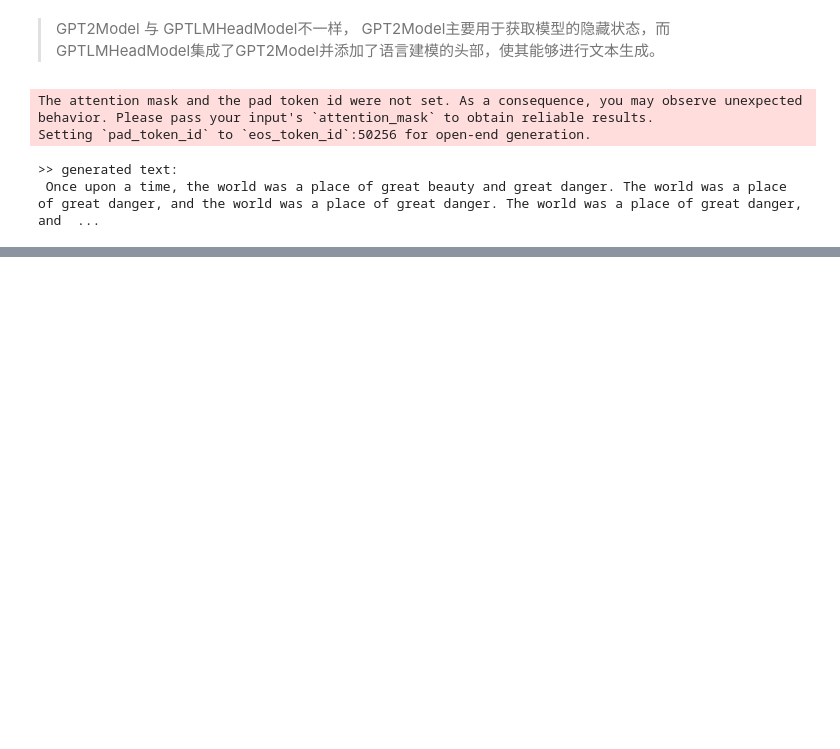
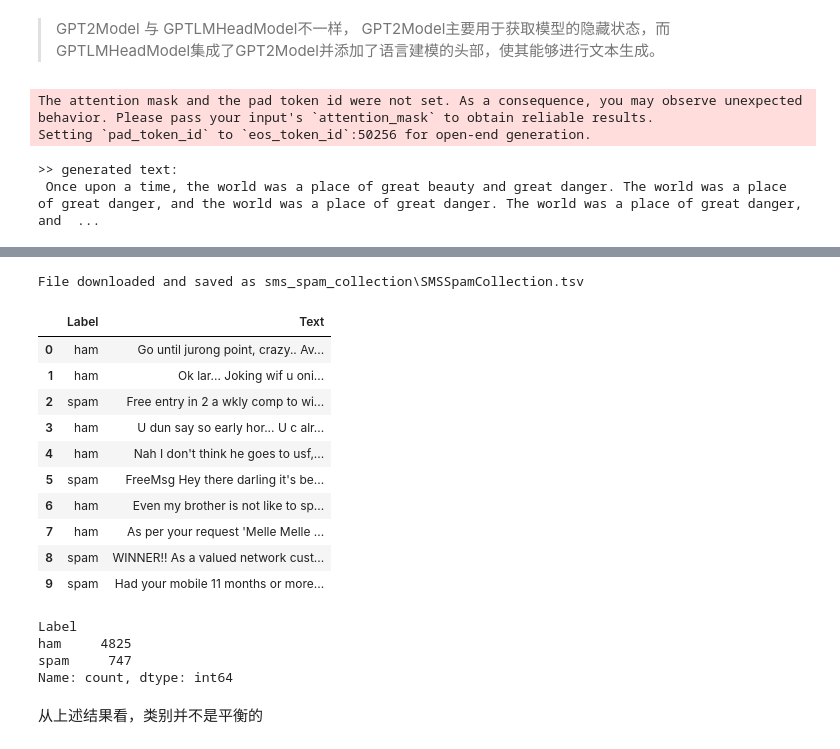
Before and after one commit to xuexiaolei1997/Notes, a Jupyter notebook: LLM/Build_A_Large_Language_Model/Build a Large Language Model (From Scratch).ipynb, the cells around one changed output, grey strips where cells are left out. Drawn from its saved outputs; the diff is of its cells as text; code cells hidden in the pictures; blank space fills up the shorter version.

```diff
--- a/LLM/Build_A_Large_Language_Model/Build a Large Language Model (From Scratch).ipynb
+++ b/LLM/Build_A_Large_Language_Model/Build a Large Language Model (From Scratch).ipynb
@@ -2474,0 +2512,61 @@ Setting `pad_token_id` to `eos_token_id`:50256 for open-end generation.
+# %%
+import urllib.request
+import zipfile
+import os
+from pathlib import Path
+
+url = "https://archive.ics.uci.edu/static/public/228/sms+spam+collection.zip"
+zip_path = "sms_spam_collection.zip"
+extracted_path = "sms_spam_collection"
+data_file_path = Path(extracted_path) / "SMSSpamCollection.tsv"
+
+def download_and_unzip_spam_data(url, zip_path, extracted_path, data_file_path):
+    if data_file_path.exists():
+        print(f"{data_file_path} already exists. Skipping download and extraction.")
+        return
+
+    # Downloading the file
+    with urllib.request.urlopen(url) as response:
+        with open(zip_path, "wb") as out_file:
+            out_file.write(response.read())
+
+    # Unzipping the file
+    with zipfile.ZipFile(zip_path, "r") as zip_ref:
+        zip_ref.extractall(extracted_path)
+
+    # Add .tsv file extension
+    original_file_path = Path(extracted_path) / "SMSSpamCollection"
+    os.rename(original_file_path, data_file_path)
+    print(f"File downloaded and saved as {data_file_path}")
+
+download_and_unzip_spam_data(url, zip_path, extracted_path, data_file_path)
+# %% [output]
+File downloaded and saved as sms_spam_collection\SMSSpamCollection.tsv
+# %%
+import pandas as pd
+
+data_file_path = os.path.join('data', 'SMSSpamCollection.tsv')
+df = pd.read_csv(data_file_path, sep="\t", header=None, names=["Label", "Text"])
+df.head(10)
+# %% [output]
+|  | Label | Text |
+| 0 | ham | Go until jurong point, crazy.. Av... |
+| 1 | ham | Ok lar... Joking wif u oni... |
+| 2 | spam | Free entry in 2 a wkly comp to wi... |
+| 3 | ham | U dun say so early hor... U c alr... |
+| 4 | ham | Nah I don't think he goes to usf,... |
+| 5 | spam | FreeMsg Hey there darling it's be... |
+| 6 | ham | Even my brother is not like to sp... |
+| 7 | ham | As per your request 'Melle Melle ... |
+| 8 | spam | WINNER!! As a valued network cust... |
+| 9 | spam | Had your mobile 11 months or more... |
+# %%
+# >> check label: not balanced
+print(df["Label"].value_counts())
+# %% [output]
+Label
+ham     4825
+spam     747
+Name: count, dtype: int64
+# %% [markdown]
+从上述结果看，类别并不是平衡的
```
Also changed, not shown: parts of 44 cells of this notebook, 12 other files.
